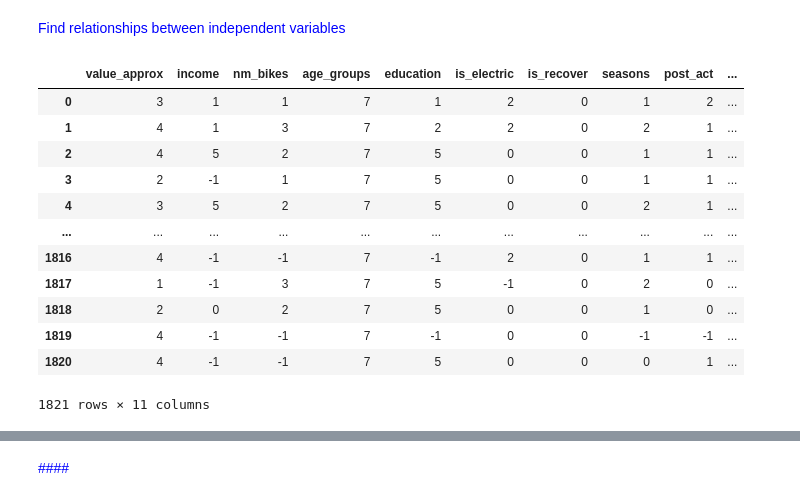
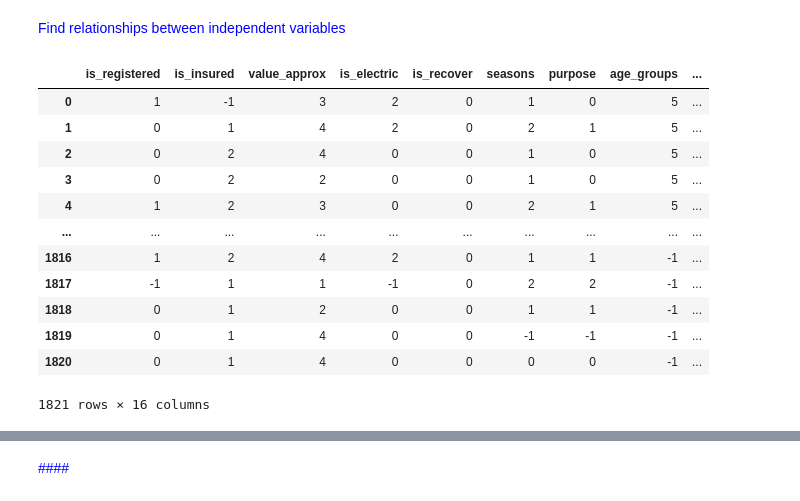
Before and after one commit to achic19/Biketheft, a Jupyter notebook: python/notebooks/paper_2_notebook/advanced_analysis.ipynb, the cells around one changed output, grey strips where cells are left out. Saved outputs shown, nothing was run; the diff lists cells and outputs as text; code cells hidden in the pictures.

```diff
--- a/python/notebooks/paper_2_notebook/advanced_analysis.ipynb
+++ b/python/notebooks/paper_2_notebook/advanced_analysis.ipynb
@@ -5,7 +5,7 @@ import numpy as np
 months = list(map(lambda x: x.lower(), calendar.month_name))[1:]
 import pandas as pd
 from pandas import DataFrame
-
+import statsmodels.api as sm
 
 from IPython.core.interactiveshell import InteractiveShell
 
@@ -35,8 +35,9 @@ display(HTML("<style>.container { width:100% !important; }</style>"))
 from IPython.display import Markdown
 from IPython.display import display_html
 import scipy.stats as stats
-
-predictors ={'Q13':'value_approx','Q14':'is_electric','Q15':'bicycle_type','Q18':'is_recover',  'Q28':'seasons', 'Q29':'purpose', 'age_groups': 'age_groups', 'Q35': 'gender', 'Q36': 'income','Q37':'nm_bikes', 'Q38': 'education','country':'country'}
+vals_to_removed= ['I prefer to not answer','Don’t know/not sure',None,'nan']
+predictors ={'Q10':'is_registered','Q12':'is_insured','Q13':'value_approx','Q14':'is_electric','Q18':'is_recover',  'Q28':'seasons', 'Q29':'purpose', 'age_groups': 'age_groups', 'Q35': 'gender', 'Q36': 'income','Q37':'nm_bikes','Q39':'ethnicity', 'country':'country'}
+predictors_names_0 = list(predictors.values())
 dependent_vars = {'Q25':'is_replaced','Q30':'mode_alt', 'Q31':'post_act'}
 all_vars = predictors.copy()
 all_vars.update(dependent_vars)
@@ -70,9 +134,10 @@ merge_q =d_analysis
 <span style="color: Orange;font-size: 50px">Always run the following cell</span>
 # %%
 # read data
-merge_q = pd.read_csv(f'{project_folder}/new_data/new_data_3.csv')
+merge_q = pd.read_csv(f'{project_folder}/new_data/new_data_3.csv').drop(columns='Unnamed: 0')
 # organize and populate @more_data  dictionary
 more_data ={item:[list(DataFrame(merge_q[item].unique()).dropna()[0]),False] for  item in all_vars.values()}
+
 
 # Code relevant for reindex
 # Bicycle attributes
@@ -81,14 +146,7 @@ df_t = DataFrame(merge_q[q].unique()).dropna().sort_values(by=0, ascending=0).re
 more_data[q][0] = pd.concat([df_t.iloc[0], df_t.iloc[6], df_t.iloc[4], df_t.iloc[8], df_t.iloc[7], df_t.iloc[5], df_t.iloc[1:4].sort_values(by=0, ascending=1)])[0].to_list()
 
 # Demographic
-more_data['education'][0]= ['Some high school or less',
-                            'Graduated high school',
-                            'Some university',
-                            'Associate’s/vocational/technical\u202fdegree',
-                            'Bachelor’s degree',
-                            'Graduate degree',
-                            'I prefer to not answer',
- ]
+
 q = 'age_groups'
 more_data[q][0] = DataFrame(merge_q[q].unique()).dropna()[::-1][0].to_list()
 
@@ -102,8 +160,7 @@ df_t = DataFrame(merge_q[q].unique()).dropna().sort_values(by=0, ascending=0).re
 more_data[q][0]= pd.concat([df_t.iloc[0], df_t.iloc[3], df_t.iloc[1:3], df_t.iloc[5:], df_t.iloc[4]])[0].to_list()
 electric = merge_q['is_electric'].unique()
 more_data['is_electric'][0]= [electric[1],electric[2], electric[0]]
-# In case where only several cols are relevant
-more_data['bicycle_type'][1]= ['Hybrid/City/Dutch','Mountain','Road','Gravel/cyclocross']
+
 
 # for the dependent variable post_act:
 more_data['post_act'][0]= ['Less often',
@@ -116,4 +173,5 @@ more_data['is_replaced'][0]= ['No',
                               'Yes, but the replacement was something cheaper',
                             '\u200bYes, and I replaced it with exactly what was stolen or something more expensive'
 ]
-more_data['mode_alt'][0]=['active','not active','Didn’t make those trips']
+more_data['mode_alt'][0]=['ST','NST','Didn’t make those trips']
+more_data['is_registered'][0]=['No','Yes','Didn’t make those trips']
@@ -141,25 +240,25 @@ more_data
 <span style="color: blue;font-size: 50px">Find relationships between independent variables </span>
 # %%
 # dependents_list = ['value_approx','income','nm_bikes','age_groups','education','value_approx','is_electric','is_recover','seasons']
-dependents_list = ['value_approx','income','nm_bikes','age_groups','education','is_electric','is_recover','seasons','post_act','mode_alt','is_replaced']
-data_to_exp = merge_q[dependents_list].fillna(-1)
+
+data_to_exp = merge_q[all_vars.values()].fillna(-1)
 
 def to_ordinal(col):
     # This function gets a column and return for each value its ordinal values as it stored in @more_data (for irrelevant data return -1)
     return data_to_exp[col.name].apply(lambda x:more_data[col.name][0].index(x) if x not in ['I prefer to not answer','Don’t know/not sure',-1] else -1)
 data_as_ordinal = data_to_exp.apply(to_ordinal)
 data_as_ordinal
 # %% [output]
-|  | value_approx | income | nm_bikes | age_groups | education | is_electric | is_recover | seasons | post_act | ... |
-| 0 | 3 | 1 | 1 | 7 | 1 | 2 | 0 | 1 | 2 | ... |
-| 1 | 4 | 1 | 3 | 7 | 2 | 2 | 0 | 2 | 1 | ... |
-| 2 | 4 | 5 | 2 | 7 | 5 | 0 | 0 | 1 | 1 | ... |
-| 3 | 2 | -1 | 1 | 7 | 5 | 0 | 0 | 1 | 1 | ... |
-| 4 | 3 | 5 | 2 | 7 | 5 | 0 | 0 | 2 | 1 | ... |
-| ... | ... | ... | ... | ... | ... | ... | ... | ... | ... | ... |
-| 1816 | 4 | -1 | -1 | 7 | -1 | 2 | 0 | 1 | 1 | ... |
-| 1817 | 1 | -1 | 3 | 7 | 5 | -1 | 0 | 2 | 0 | ... |
-| 1818 | 2 | 0 | 2 | 7 | 5 | 0 | 0 | 1 | 0 | ... |
-| 1819 | 4 | -1 | -1 | 7 | -1 | 0 | 0 | -1 | -1 | ... |
-| 1820 | 4 | -1 | -1 | 7 | 5 | 0 | 0 | 0 | 1 | ... |
+|  | is_registered | is_insured | value_approx | is_electric | is_recover | seasons | purpose | age_groups | ... |
+| 0 | 1 | -1 | 3 | 2 | 0 | 1 | 0 | 5 | ... |
+| 1 | 0 | 1 | 4 | 2 | 0 | 2 | 1 | 5 | ... |
+| 2 | 0 | 2 | 4 | 0 | 0 | 1 | 0 | 5 | ... |
+| 3 | 0 | 2 | 2 | 0 | 0 | 1 | 0 | 5 | ... |
+| 4 | 1 | 2 | 3 | 0 | 0 | 2 | 1 | 5 | ... |
+| ... | ... | ... | ... | ... | ... | ... | ... | ... | ... |
+| 1816 | 1 | 2 | 4 | 2 | 0 | 1 | 1 | -1 | ... |
+| 1817 | -1 | 1 | 1 | -1 | 0 | 2 | 2 | -1 | ... |
+| 1818 | 0 | 1 | 2 | 0 | 0 | 1 | 1 | -1 | ... |
+| 1819 | 0 | 1 | 4 | 0 | 0 | -1 | -1 | -1 | ... |
+| 1820 | 0 | 1 | 4 | 0 | 0 | 0 | 0 | -1 | ... |
-1821 rows × 11 columns
+1821 rows × 16 columns
```
Also changed, not shown: parts of 27 cells of this notebook.
